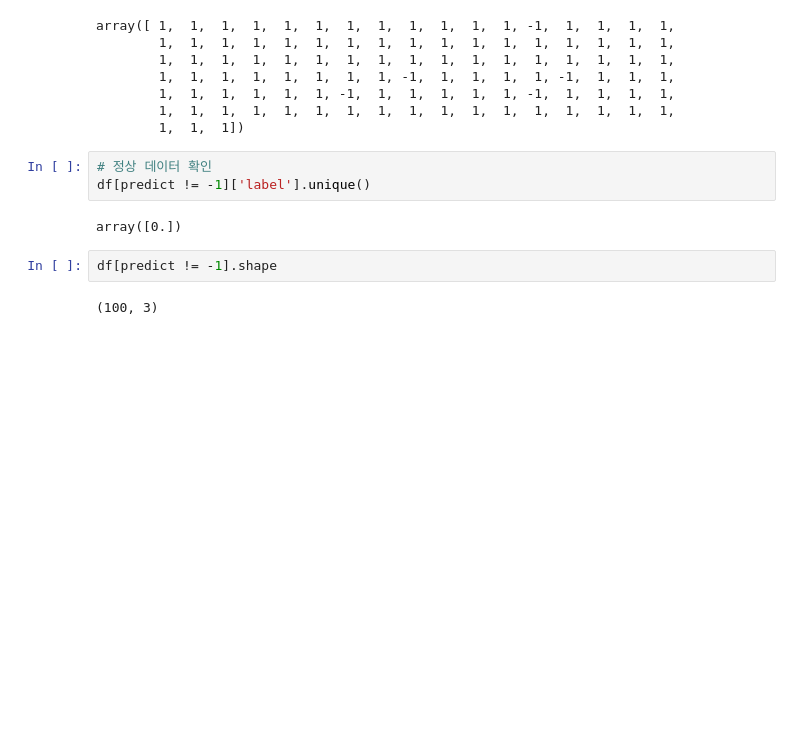
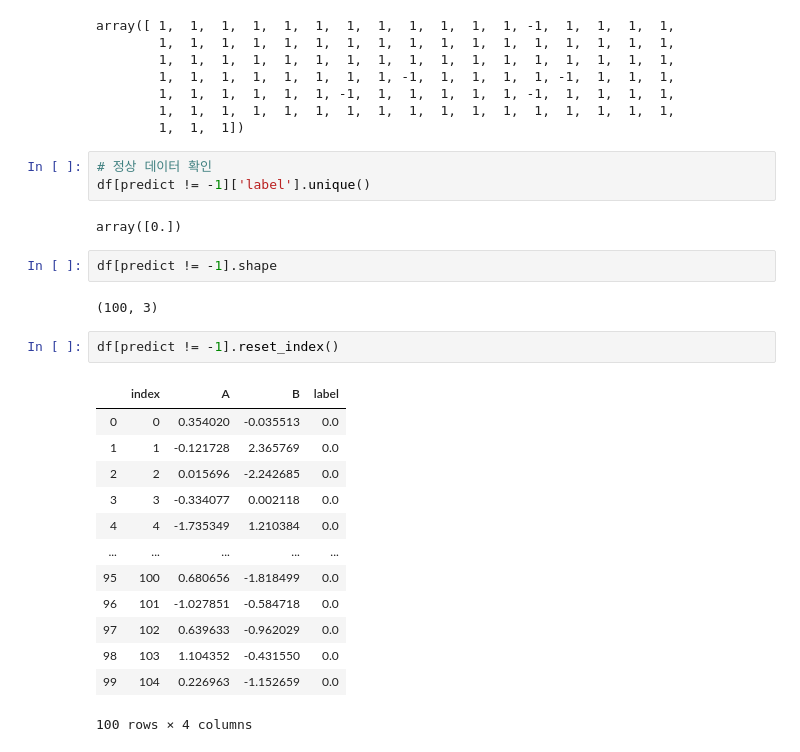
Before and after one commit to bloodstrawberry/data-science-with-python, a Jupyter notebook: 데이터처리/이상치/IsolationForest (비지도학습).ipynb, the cells around one changed output. Cells and saved outputs as stored; diff of their text form; blank space fills up the shorter version.

```diff
--- a/데이터처리/이상치/IsolationForest (비지도학습).ipynb
+++ b/데이터처리/이상치/IsolationForest (비지도학습).ipynb
@@ -58,3 +58,19 @@ array([0.])
 df[predict != -1].shape
 # %% [output]
 (100, 3)
+# %%
+df[predict != -1].reset_index()
+# %% [output]
+|  | index | A | B | label |
+| 0 | 0 | 0.354020 | -0.035513 | 0.0 |
+| 1 | 1 | -0.121728 | 2.365769 | 0.0 |
+| 2 | 2 | 0.015696 | -2.242685 | 0.0 |
+| 3 | 3 | -0.334077 | 0.002118 | 0.0 |
+| 4 | 4 | -1.735349 | 1.210384 | 0.0 |
+| ... | ... | ... | ... | ... |
+| 95 | 100 | 0.680656 | -1.818499 | 0.0 |
+| 96 | 101 | -1.027851 | -0.584718 | 0.0 |
+| 97 | 102 | 0.639633 | -0.962029 | 0.0 |
+| 98 | 103 | 1.104352 | -0.431550 | 0.0 |
+| 99 | 104 | 0.226963 | -1.152659 | 0.0 |
+100 rows × 4 columns
```
Also changed, not shown: 22 other files.
